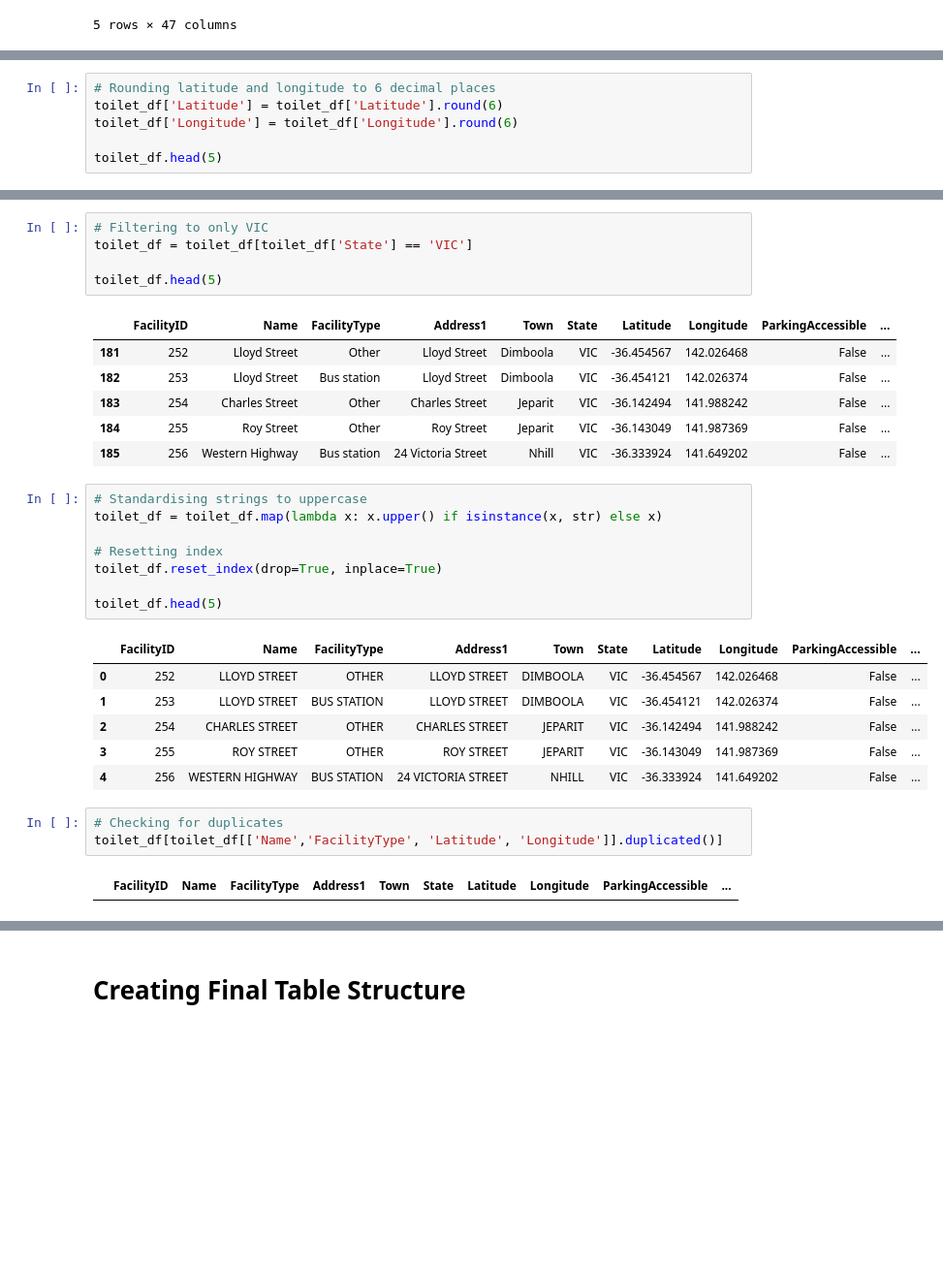
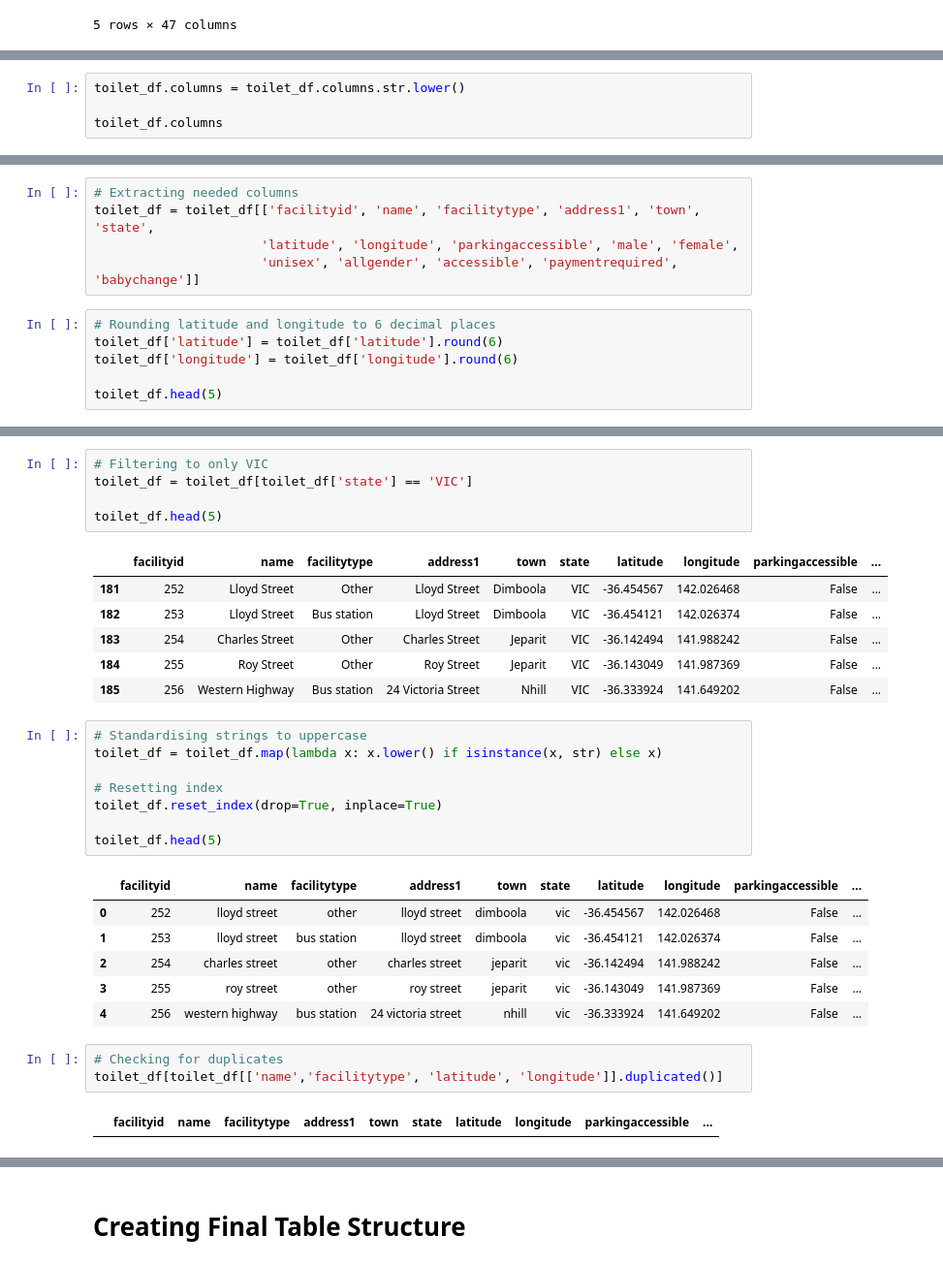
Before and after one commit to CherianK/mobility_mate, a Jupyter notebook: assets/data_preprocessing/dw_toiletdata.ipynb, the cells around one changed output, grey strips where cells are left out. Shown at 97% size. Cells and saved outputs as stored; diff of their text form; blank space fills up the shorter version.

Commit message:
Finalised toilet data

```diff
--- a/assets/data_preprocessing/dw_toiletdata.ipynb
+++ b/assets/data_preprocessing/dw_toiletdata.ipynb
@@ -38,0 +19,4 @@ toilet_df = toilet_df[['FacilityID', 'Name', 'FacilityType', 'Address1', 'Town',
+# %%
+toilet_df.columns = toilet_df.columns.str.lower()
+
+toilet_df.columns
@@ -39,7 +36,12 @@ toilet_df = toilet_df[['FacilityID', 'Name', 'FacilityType', 'Address1', 'Town',
+# %%
+# Extracting needed columns
+toilet_df = toilet_df[['facilityid', 'name', 'facilitytype', 'address1', 'town', 'state',
+                      'latitude', 'longitude', 'parkingaccessible', 'male', 'female',
+                      'unisex', 'allgender', 'accessible', 'paymentrequired', 'babychange']]
 # %%
 # Rounding latitude and longitude to 6 decimal places
-toilet_df['Latitude'] = toilet_df['Latitude'].round(6)
-toilet_df['Longitude'] = toilet_df['Longitude'].round(6)
+toilet_df['latitude'] = toilet_df['latitude'].round(6)
+toilet_df['longitude'] = toilet_df['longitude'].round(6)
 
 toilet_df.head(5)
 # %% [output]
@@ -51,11 +53,11 @@ toilet_df.head(5)
 | 4 | 5 | Ashfield Reserve | Park or reserve | Lot 12061, 2 Coulston Road | Ashfield | WA | -31.913433 | 115.936477 | True | ... |
 # %%
 # Filtering to only VIC
-toilet_df = toilet_df[toilet_df['State'] == 'VIC']
+toilet_df = toilet_df[toilet_df['state'] == 'VIC']
 
 toilet_df.head(5)
 # %% [output]
-|  | FacilityID | Name | FacilityType | Address1 | Town | State | Latitude | Longitude | ParkingAccessible | ... |
+|  | facilityid | name | facilitytype | address1 | town | state | latitude | longitude | parkingaccessible | ... |
 | 181 | 252 | Lloyd Street | Other | Lloyd Street | Dimboola | VIC | -36.454567 | 142.026468 | False | ... |
 | 182 | 253 | Lloyd Street | Bus station | Lloyd Street | Dimboola | VIC | -36.454121 | 142.026374 | False | ... |
 | 183 | 254 | Charles Street | Other | Charles Street | Jeparit | VIC | -36.142494 | 141.988242 | False | ... |
@@ -63,22 +65,22 @@ toilet_df.head(5)
 | 185 | 256 | Western Highway | Bus station | 24 Victoria Street | Nhill | VIC | -36.333924 | 141.649202 | False | ... |
 # %%
 # Standardising strings to uppercase
-toilet_df = toilet_df.map(lambda x: x.upper() if isinstance(x, str) else x)
+toilet_df = toilet_df.map(lambda x: x.lower() if isinstance(x, str) else x)
 
 # Resetting index
 toilet_df.reset_index(drop=True, inplace=True)
 
 toilet_df.head(5)
 # %% [output]
-|  | FacilityID | Name | FacilityType | Address1 | Town | State | Latitude | Longitude | ParkingAccessible | ... |
-| 0 | 252 | LLOYD STREET | OTHER | LLOYD STREET | DIMBOOLA | VIC | -36.454567 | 142.026468 | False | ... |
-| 1 | 253 | LLOYD STREET | BUS STATION | LLOYD STREET | DIMBOOLA | VIC | -36.454121 | 142.026374 | False | ... |
-| 2 | 254 | CHARLES STREET | OTHER | CHARLES STREET | JEPARIT | VIC | -36.142494 | 141.988242 | False | ... |
-| 3 | 255 | ROY STREET | OTHER | ROY STREET | JEPARIT | VIC | -36.143049 | 141.987369 | False | ... |
-| 4 | 256 | WESTERN HIGHWAY | BUS STATION | 24 VICTORIA STREET | NHILL | VIC | -36.333924 | 141.649202 | False | ... |
+|  | facilityid | name | facilitytype | address1 | town | state | latitude | longitude | parkingaccessible | ... |
+| 0 | 252 | lloyd street | other | lloyd street | dimboola | vic | -36.454567 | 142.026468 | False | ... |
+| 1 | 253 | lloyd street | bus station | lloyd street | dimboola | vic | -36.454121 | 142.026374 | False | ... |
+| 2 | 254 | charles street | other | charles street | jeparit | vic | -36.142494 | 141.988242 | False | ... |
+| 3 | 255 | roy street | other | roy street | jeparit | vic | -36.143049 | 141.987369 | False | ... |
+| 4 | 256 | western highway | bus station | 24 victoria street | nhill | vic | -36.333924 | 141.649202 | False | ... |
 # %%
 # Checking for duplicates
-toilet_df[toilet_df[['Name','FacilityType', 'Latitude', 'Longitude']].duplicated()]
+toilet_df[toilet_df[['name','facilitytype', 'latitude', 'longitude']].duplicated()]
 # %% [output]
-|  | FacilityID | Name | FacilityType | Address1 | Town | State | Latitude | Longitude | ParkingAccessible | ... |
+|  | facilityid | name | facilitytype | address1 | town | state | latitude | longitude | parkingaccessible | ... |
 # %%
```
Also changed, not shown: parts of 19 cells of this notebook, 1 other file.
